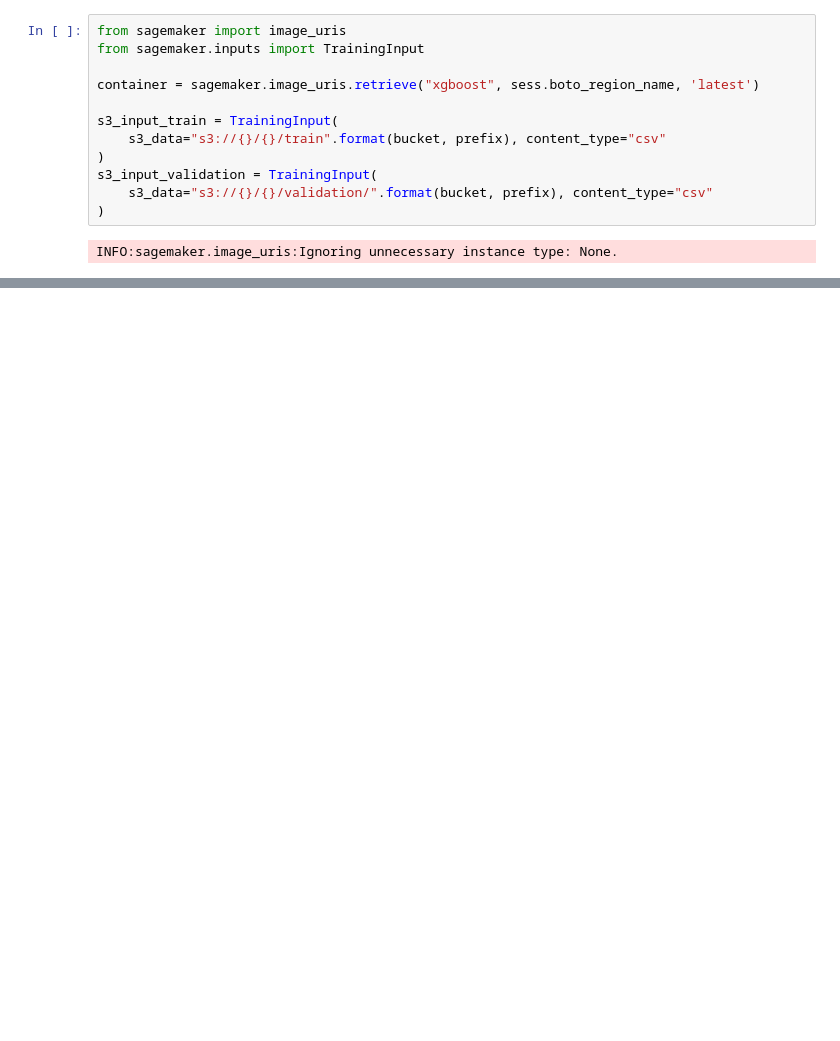
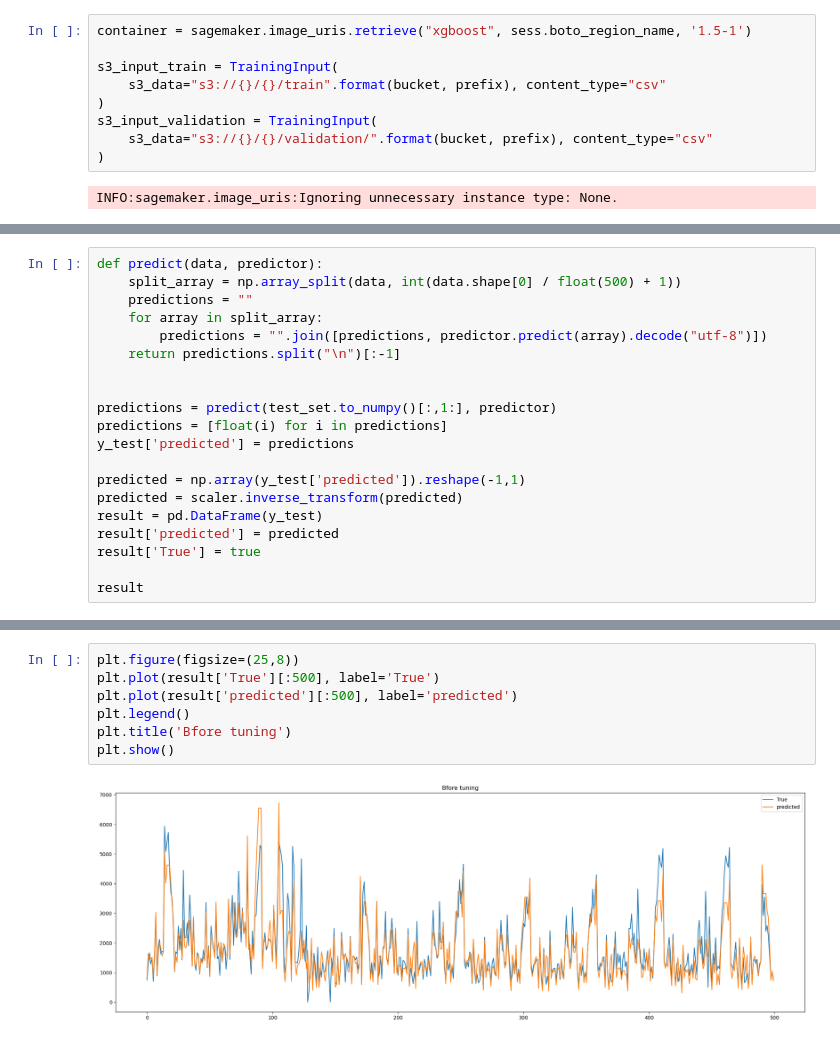
Before and after one commit to Amiromar1/DS-CHALLENGE, a Jupyter notebook: DS-1.ipynb, the cells around one changed output, grey strips where cells are left out. Drawn from its saved outputs; the diff is of its cells as text; blank space fills up the shorter version.

```diff
--- a/DS-1.ipynb
+++ b/DS-1.ipynb
@@ -427,9 +452,6 @@ INFO:botocore.credentials:Found credentials from IAM Role: BaseNotebookInstanceE
 'sagemaker-eu-west-2-866647877267'
 # %%
-from sagemaker import image_uris
-from sagemaker.inputs import TrainingInput
-
-container = sagemaker.image_uris.retrieve("xgboost", sess.boto_region_name, 'latest')
+container = sagemaker.image_uris.retrieve("xgboost", sess.boto_region_name, '1.5-1')
 
 s3_input_train = TrainingInput(
     s3_data="s3://{}/{}/train".format(bucket, prefix), content_type="csv"
@@ -486,0 +511,20 @@ INFO:sagemaker:Creating endpoint with name xgboost-2023-04-04-05-48-14-829
+# %%
+def predict(data, predictor):
+    split_array = np.array_split(data, int(data.shape[0] / float(500) + 1))
+    predictions = ""
+    for array in split_array:
+        predictions = "".join([predictions, predictor.predict(array).decode("utf-8")])
+    return predictions.split("\n")[:-1]
+
+
+predictions = predict(test_set.to_numpy()[:,1:], predictor)
+predictions = [float(i) for i in predictions]
+y_test['predicted'] = predictions
+
+predicted = np.array(y_test['predicted']).reshape(-1,1)
+predicted = scaler.inverse_transform(predicted)
+result = pd.DataFrame(y_test)
+result['predicted'] = predicted
+result['True'] = true
+
+result
@@ -487 +554,10 @@ INFO:sagemaker:Creating endpoint with name xgboost-2023-04-04-05-48-14-829
+# %%
+plt.figure(figsize=(25,8))
+plt.plot(result['True'][:500], label='True')
+plt.plot(result['predicted'][:500], label='predicted')
+plt.legend()
+plt.title('Bfore tuning')
+plt.show()
+# %% [output]
+[figure, added]
 # %%
```
Also changed, not shown: parts of 36 cells of this notebook.
